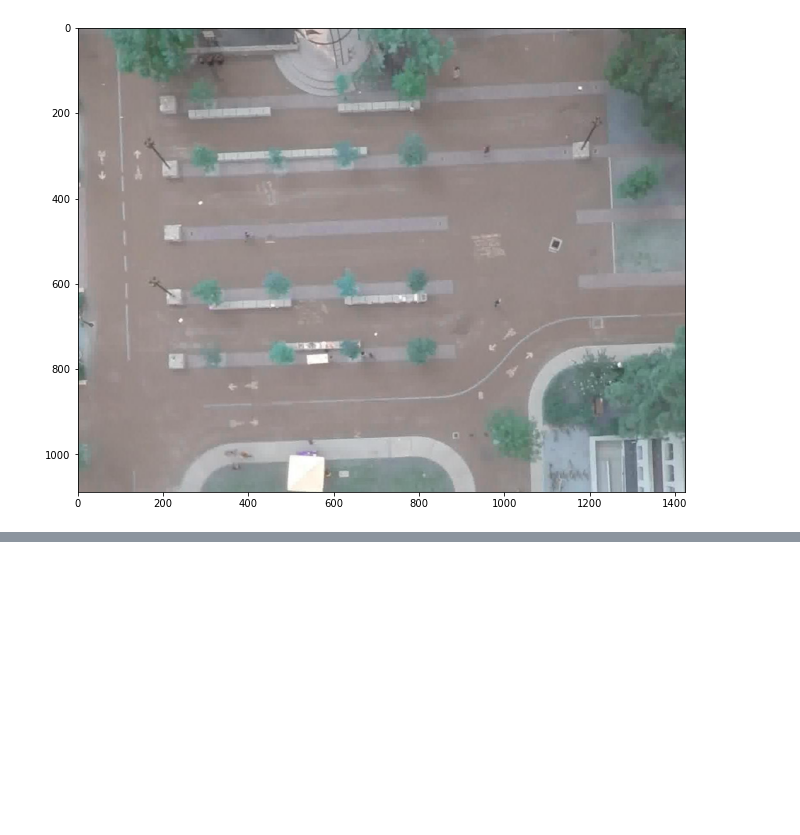
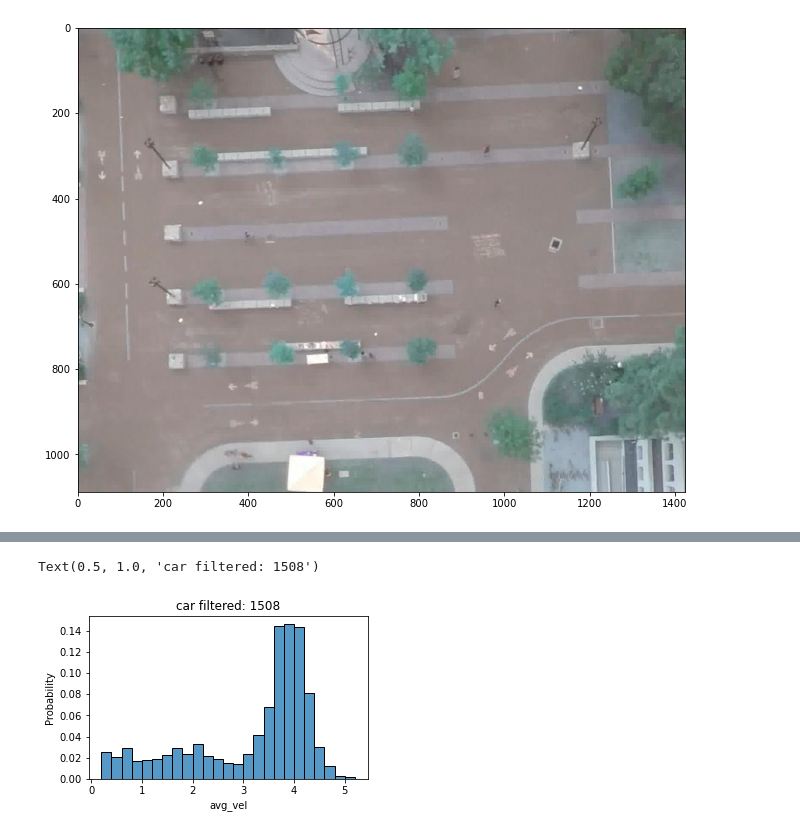
Before and after one commit to danyayay/ynet_adaptive, a Jupyter notebook: notebook/traj.ipynb, the cells around one changed output, grey strips where cells are left out. Saved outputs shown, nothing was run; the diff lists cells and outputs as text; code cells hidden in the pictures; blank space fills up the shorter version.

```diff
--- a/notebook/traj.ipynb
+++ b/notebook/traj.ipynb
@@ -161,0 +217,10 @@ plt.imshow(a['bookstore_0'])
+# %%
+factor = 'avg_vel'
+d = car_varf[car_varf.sceneId.apply(lambda x: x in ['scene1']) & (car_varf.label == 'car')]
+d_filter = d[d[factor] >= 0.2]
+fig, axes = plt.subplots(1, 1, figsize=(5, 3))
+sns.histplot(d_filter, x=factor, stat='probability', binwidth=0.2)
+plt.title(f'car filtered: {d_filter.shape[0]}')
+# %% [output]
+Text(0.5, 1.0, 'car filtered: 1508')
+[figure, added]
```
Also changed, not shown: parts of 19 cells of this notebook, 10 other files.
